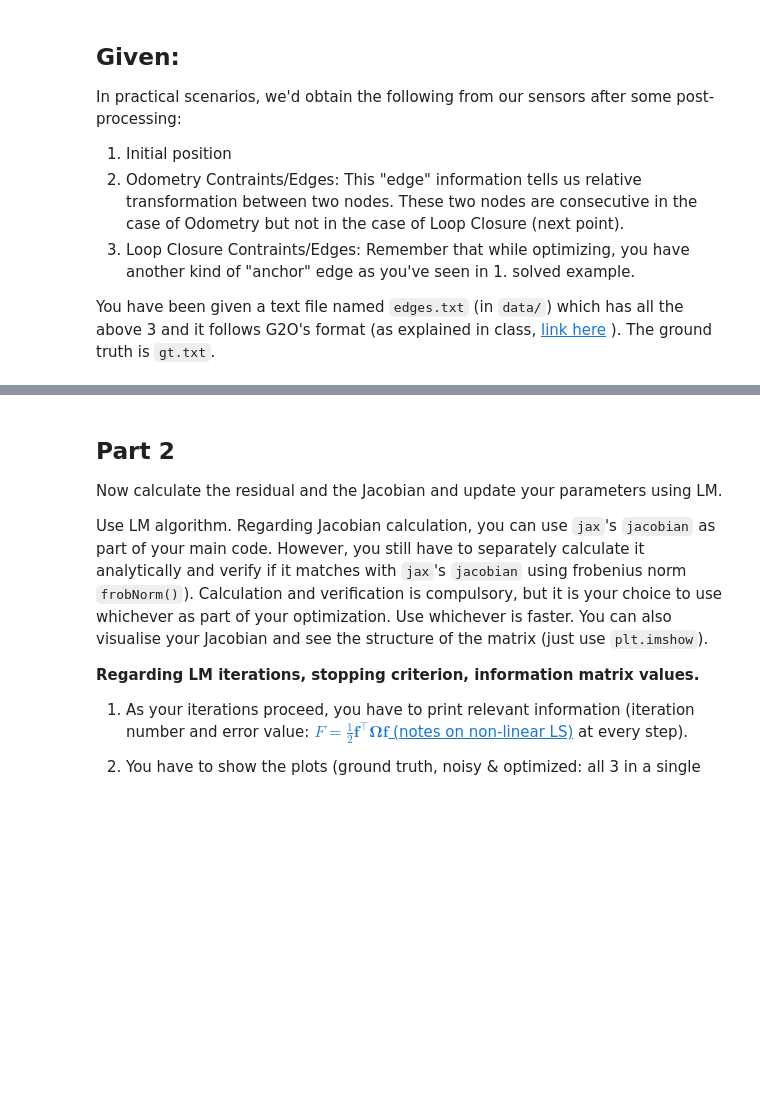
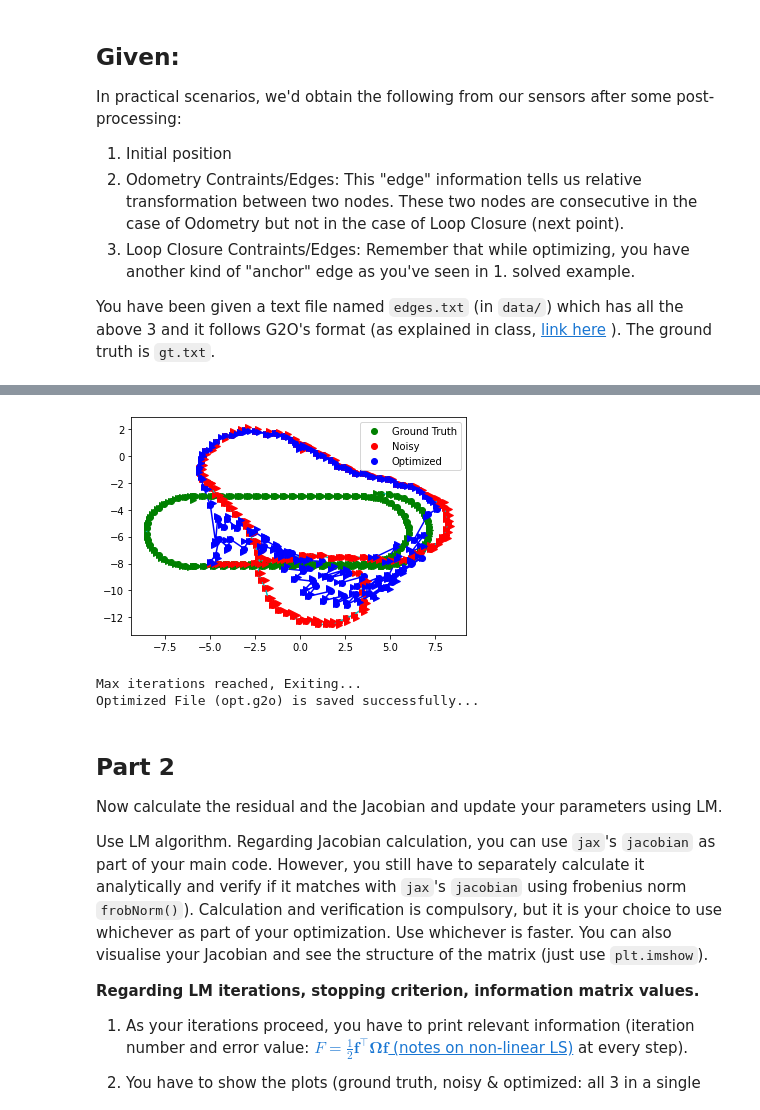
Before and after one commit to kanji95/Mobile-Robotics-CS7.503, a Jupyter notebook: Project1/questions/Question 2 - 2D SLAM.ipynb, the cells around one changed output, grey strips where cells are left out. Cells and saved outputs as stored; diff of their text form; code cells hidden in the pictures; blank space fills up the shorter version.

```diff
--- a/Project1/questions/Question 2 - 2D SLAM.ipynb
+++ b/Project1/questions/Question 2 - 2D SLAM.ipynb
@@ -34,0 +595,8 @@ If you plot the initialized poses using odometry information, you need to get as
+# %%
+filename = 'edges-poses.g2o'
+#pose_graph(filename, itr_num = 100, lr = 0.001, odo=500, loop=700, world=1000)
+x,y,theta = pose_graph(filename, 1, 10, 100, 1000)
+
+# Save the optimized file
+save_opt_pose(x, y, theta)
+# %% [output]
@@ -35,3 +604,6 @@ If you plot the initialized poses using odometry information, you need to get as
+[figure, added]
+Max iterations reached, Exiting...
+Optimized File (opt.g2o) is saved successfully...
 # %% [markdown]
 ## Part 2
 
```
Also changed, not shown: parts of 12 cells of this notebook, 1 other file.
